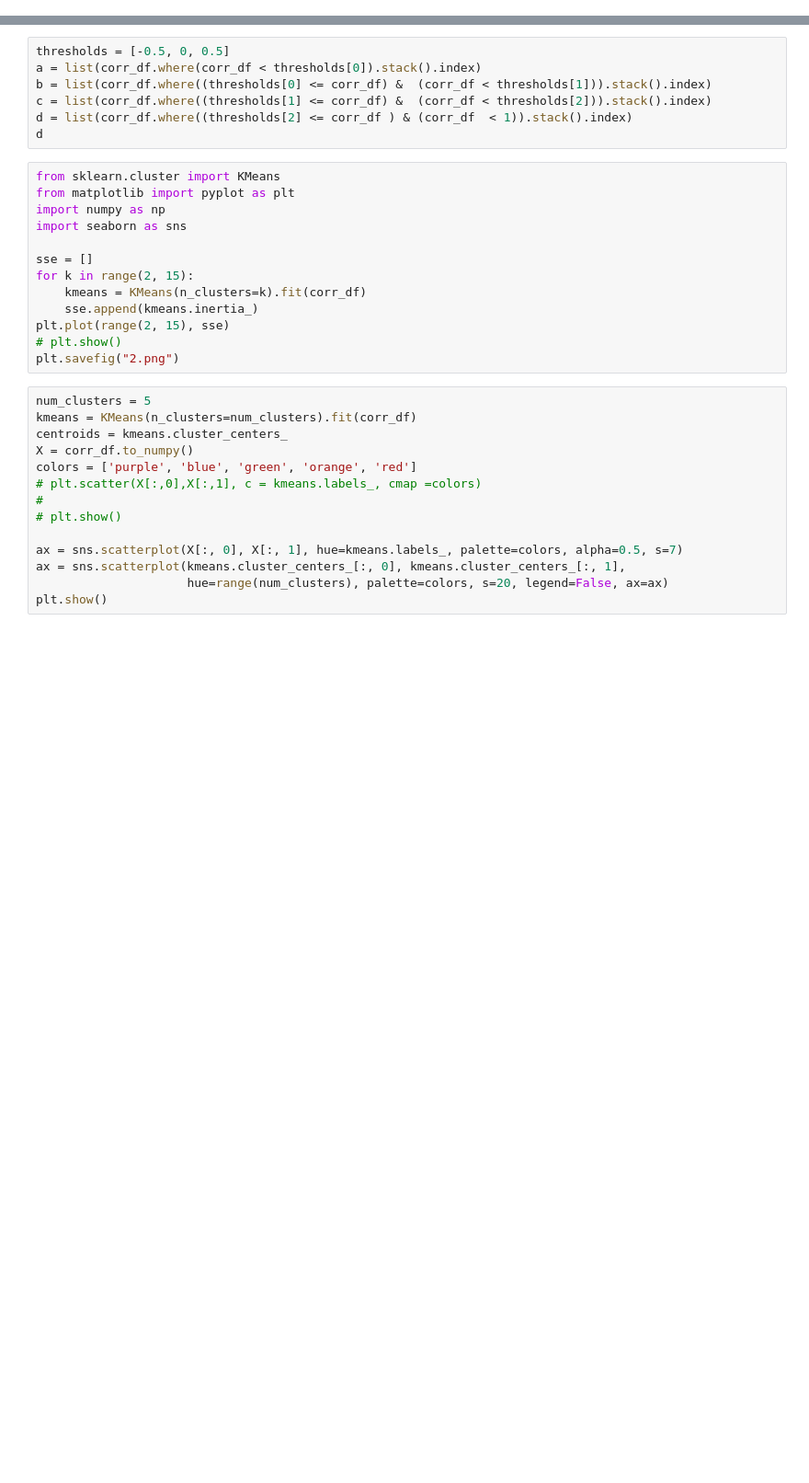
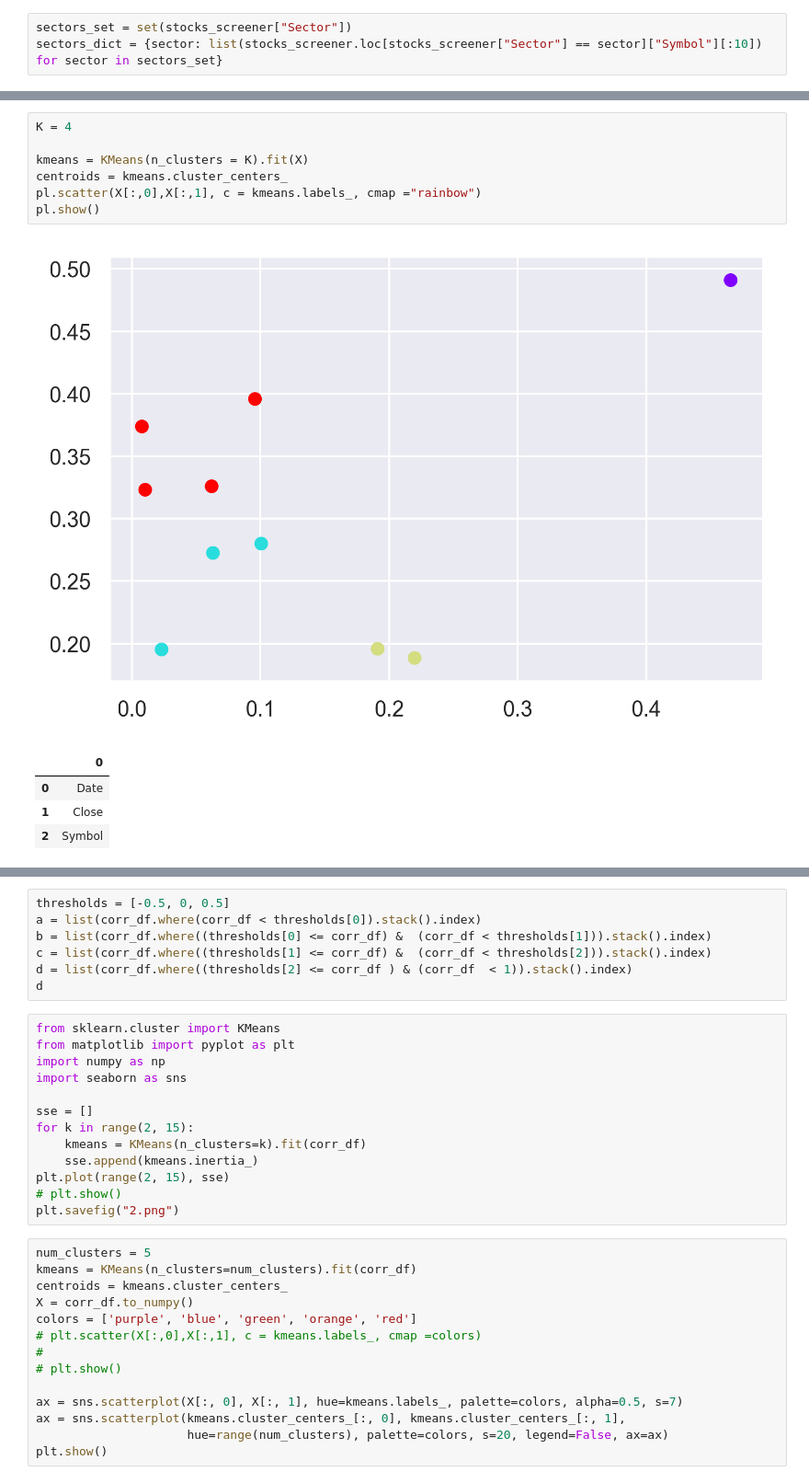
Before and after one commit to nadav-alali/Needle-Project, a Jupyter notebook: main.ipynb, the cells around one changed output, grey strips where cells are left out. Shown at 92% size. Cells and saved outputs as stored; diff of their text form; blank space fills up the shorter version.

```diff
--- a/main.ipynb
+++ b/main.ipynb
@@ -69,3 +73,6 @@ FileNotFoundError: [Errno 2] No such file or directory: 'nasdaq_screener.csv'
+# %%
+sectors_set = set(stocks_screener["Sector"])
+sectors_dict = {sector: list(stocks_screener.loc[stocks_screener["Sector"] == sector]["Symbol"][:10]) for sector in sectors_set}
 # %%
 seaborn.set(rc={"figure.dpi":300, 'savefig.dpi':300})
 
@@ -132,0 +276,13 @@ plt.savefig("1.png")
+# %%
+K = 4
+
+kmeans = KMeans(n_clusters = K).fit(X)
+centroids = kmeans.cluster_centers_
+pl.scatter(X[:,0],X[:,1], c = kmeans.labels_, cmap ="rainbow")
+pl.show()
+# %% [output]
+[figure, added]
+|  | 0 |
+| 0 | Date |
+| 1 | Close |
+| 2 | Symbol |
```
Also changed, not shown: parts of 14 cells of this notebook, 2 other files.
